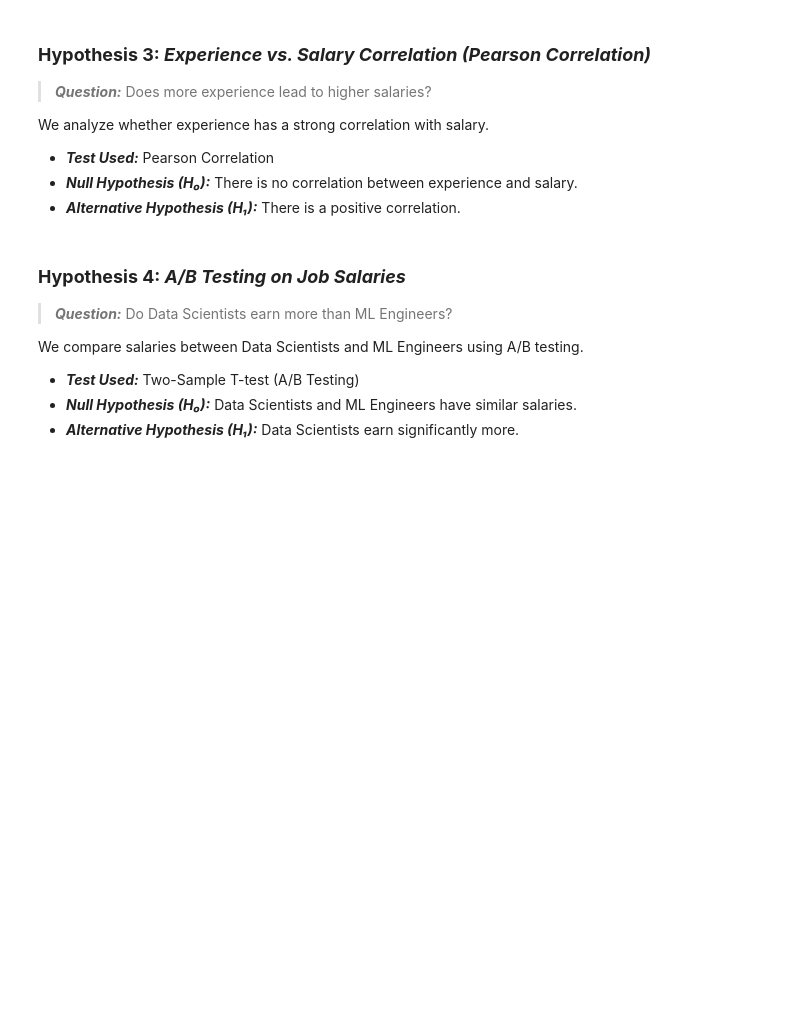
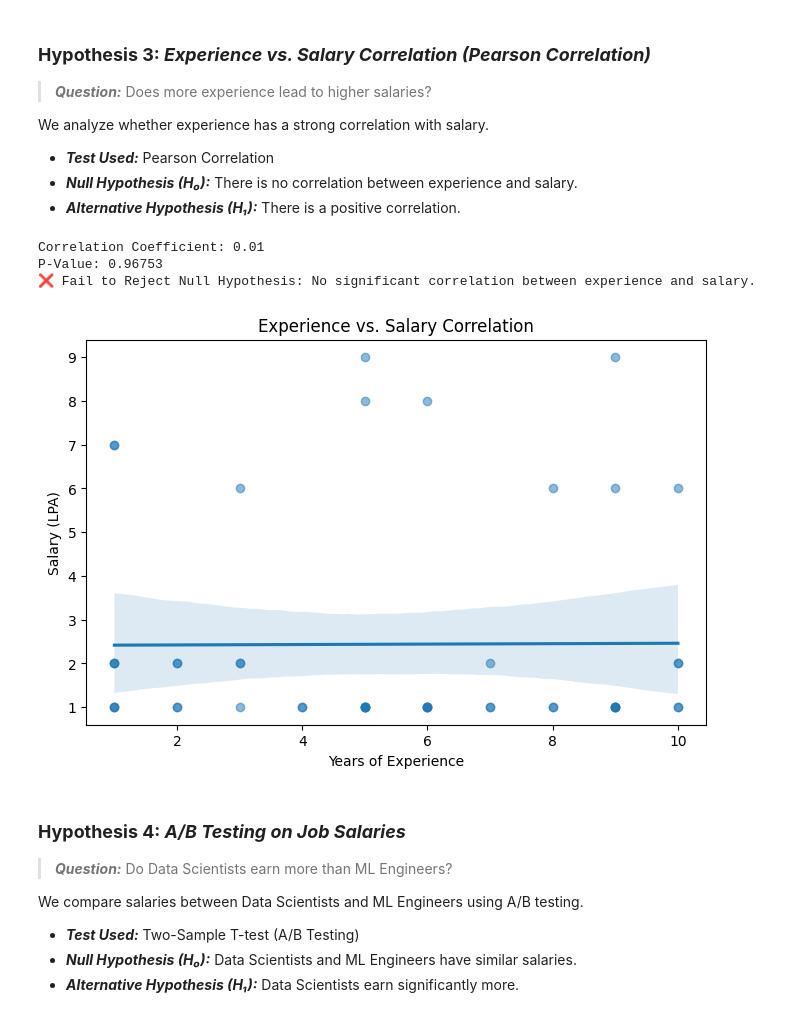
Before and after one commit to skand-ahuja/Job-Market-Trends-Analysis, a Jupyter notebook: Notebooks/hypothesis_testing.ipynb, the cells around one changed output. Saved outputs shown, nothing was run; the diff lists cells and outputs as text; code cells hidden in the pictures; blank space fills up the shorter version.

Commit message:
Added hypothesis testing notebook

```diff
--- a/Notebooks/hypothesis_testing.ipynb
+++ b/Notebooks/hypothesis_testing.ipynb
@@ -81,6 +112,34 @@ We analyze whether experience has a strong correlation with salary.
 - ***Test Used:*** Pearson Correlation
 - ***Null Hypothesis (H₀):*** There is no correlation between experience and salary.
 - ***Alternative Hypothesis (H₁):*** There is a positive correlation.
+# %%
+# Drop NaN values for correlation test
+df_corr = df.dropna(subset=["Experience", "Salary"])
+
+# Perform Pearson Correlation
+corr_coeff, p_value = stats.pearsonr(df_corr["Experience"], df_corr["Salary"])
+
+print(f"Correlation Coefficient: {corr_coeff:.2f}")
+print(f"P-Value: {p_value:.5f}")
+
+# Interpretation
+if p_value < alpha:
+    print("✅ Reject Null Hypothesis: Experience has a significant correlation with salary.")
+else:
+    print("❌ Fail to Reject Null Hypothesis: No significant correlation between experience and salary.")
+
+# Scatter Plot
+plt.figure(figsize=(8, 5))
+sns.regplot(x=df_corr["Experience"], y=df_corr["Salary"], scatter_kws={"alpha": 0.5})
+plt.title("Experience vs. Salary Correlation")
+plt.xlabel("Years of Experience")
+plt.ylabel("Salary (LPA)")
+plt.show()
+# %% [output]
+Correlation Coefficient: 0.01
+P-Value: 0.96753
+❌ Fail to Reject Null Hypothesis: No significant correlation between experience and salary.
+[figure, added]
 # %% [markdown]
 ### **Hypothesis 4: *A/B Testing on Job Salaries***
 > ***Question:*** Do Data Scientists earn more than ML Engineers?
```
Also changed, not shown: parts of 7 cells of this notebook.
